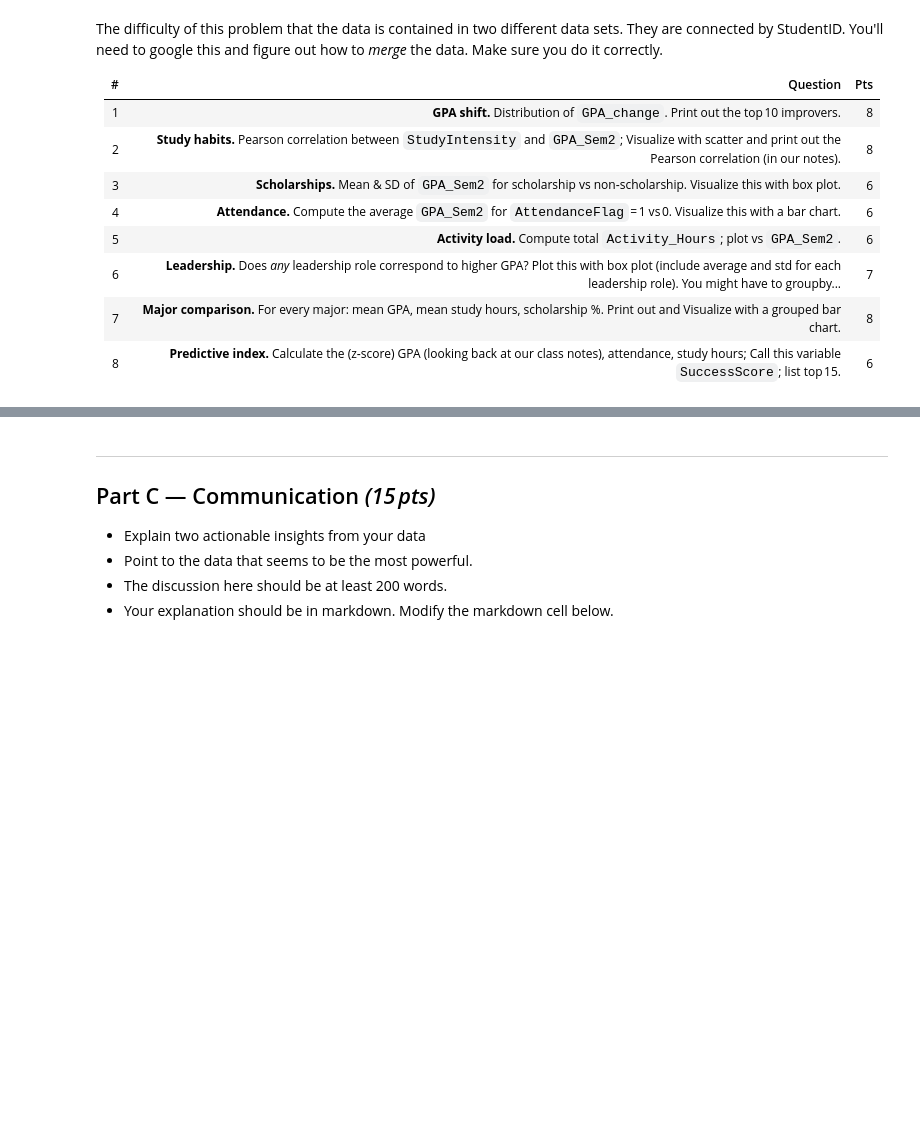
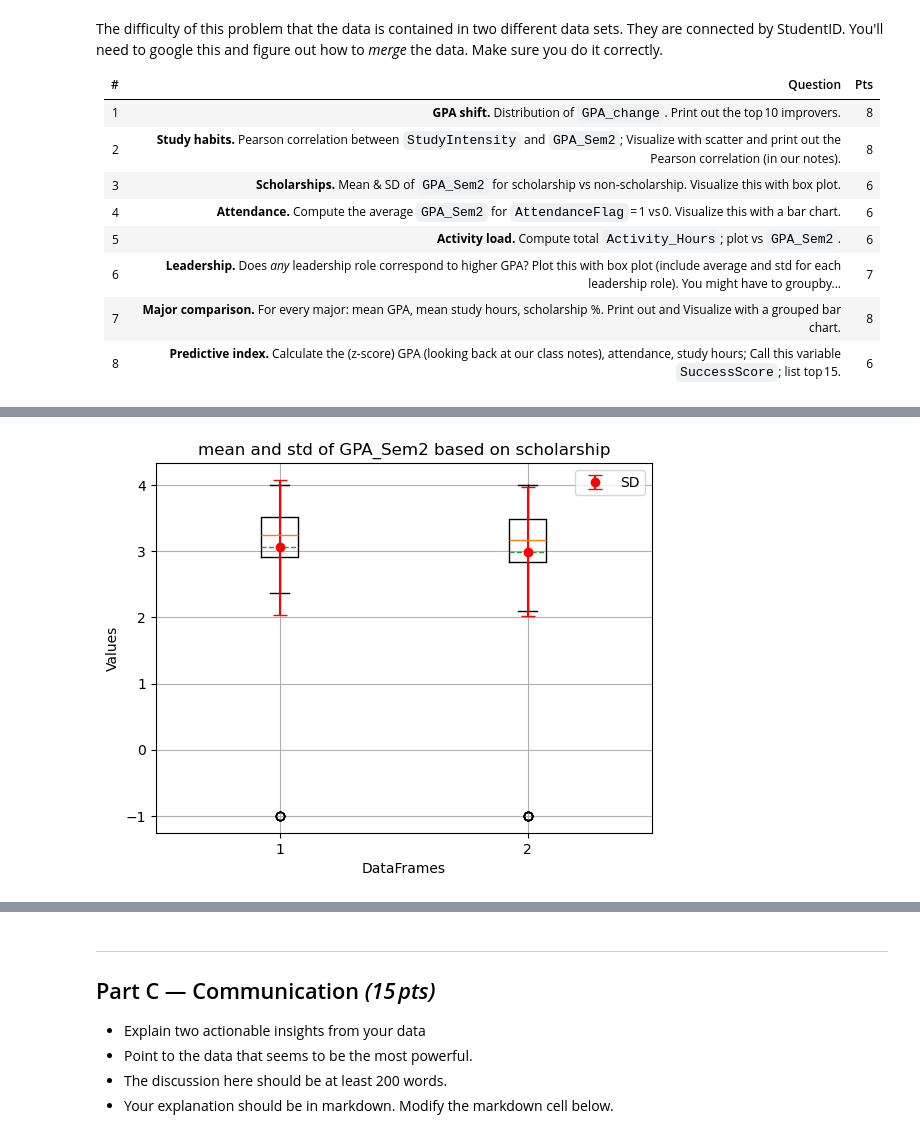
Before and after one commit to rhodes-cs-sanders/data242-sp25-hw7-zuko35, a Jupyter notebook: DATA242_hwk7.ipynb, the cells around one changed output, grey strips where cells are left out. Drawn from its saved outputs; the diff is of its cells as text; code cells hidden in the pictures; blank space fills up the shorter version.

```diff
--- a/DATA242_hwk7.ipynb
+++ b/DATA242_hwk7.ipynb
@@ -46,0 +177,21 @@ The difficulty of this problem that the data is contained in two different data
+# %%
+#3 Scholarships. Mean & SD of GPA_Sem2 for scholarship vs non‑scholarship. Visualize this with box plot.
+scholarship = df[df['Scholarship'] == 'Yes']
+non_scholarship = df[df['Scholarship'] == 'No']
+scholarship_mean = scholarship['GPA_Sem2'].mean()
+non_mean = non_scholarship['GPA_Sem2'].mean()
+scholarship_std = scholarship['GPA_Sem2'].std()
+non_std = non_scholarship['GPA_Sem2'].std()
+
+plt.boxplot([scholarship['GPA_Sem2'], non_scholarship['GPA_Sem2']], showmeans=True, meanline=True)
+plt.errorbar(1, scholarship_mean, yerr=scholarship_std, fmt='o', color='red', capsize=5, label='SD')
+plt.errorbar(2, non_mean, yerr=non_std, fmt='o', color='red', capsize=5)
+
+plt.xlabel('DataFrames')
+plt.ylabel('Values')
+plt.title('mean and std of GPA_Sem2 based on scholarship')
+plt.legend()
+plt.grid(True)
+plt.show()
+# %% [output]
+[figure, added]
```
Also changed, not shown: parts of 11 cells of this notebook.
